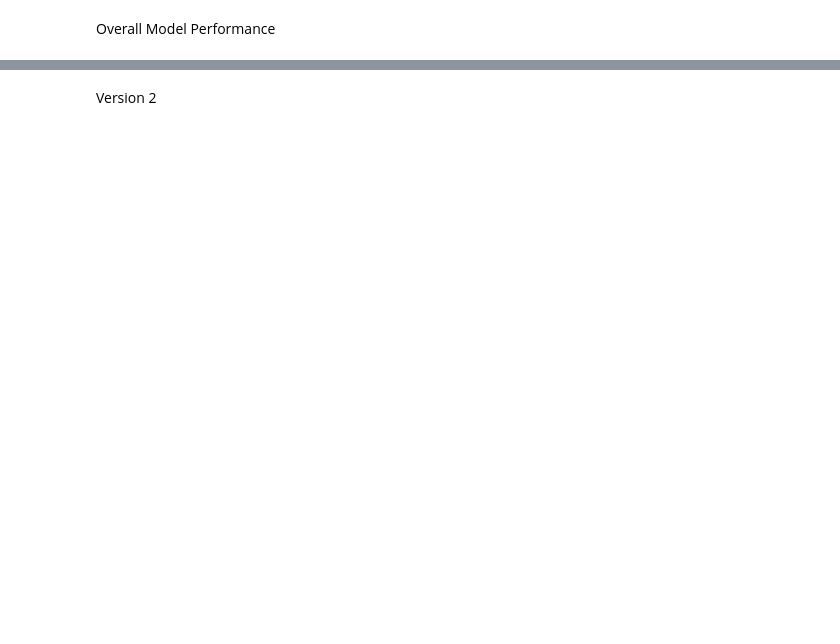
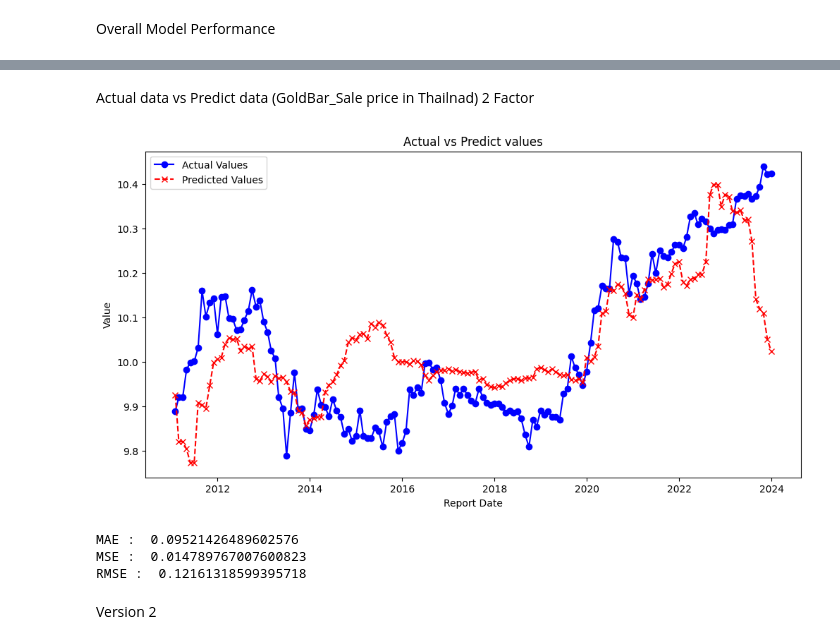
Before and after one commit to TeetyK/Forecast_Model, a Jupyter notebook: Feature_Selection and Forecast V1/GoldBar_Sale_Forecast.ipynb, the cells around one changed output, grey strips where cells are left out. Saved outputs shown, nothing was run; the diff lists cells and outputs as text; code cells hidden in the pictures; blank space fills up the shorter version.

```diff
--- a/Feature_Selection and Forecast V1/GoldBar_Sale_Forecast.ipynb
+++ b/Feature_Selection and Forecast V1/GoldBar_Sale_Forecast.ipynb
@@ -390,0 +388,7 @@ Factor_value = [2.063775e-258,0.117846,-0.259044]
+# %%
+Test_Stat =Pass_Stat_list[(Pass_Stat_list['FACTOR_1'] == '(Inflation)_LAG_6') & (Pass_Stat_list['FACTOR_2'] == 'LOG_SCB_ประจำ_6_เดือน(อัตราดอกเบี้ย)_LAG_1')]
+# %%
+New_Predict = (Test_Stat['const'].values + (Test_Stat['x1'].values * Gold_Factor_data[Test_Stat['FACTOR_1']].values) +\
+                     (Test_Stat['x2'].values * (Gold_Factor_data[Test_Stat['FACTOR_2']].values)))
+# New_Predict.to_excel('Test.xlsx')
+np.exp(New_Predict)
@@ -391,3 +413,38 @@ Factor_value = [2.063775e-258,0.117846,-0.259044]
+# %%
+Prediction_df = pd.DataFrame()
+Prediction_df['Report Date'] =Gold_Factor_data['Report Date']
+Prediction_df['Predict GoldBar_Sale price (Forward looking)'] = np.exp(New_Predict)
+Prediction_df['LOG'] = New_Predict
+Prediction_df.to_excel('Prediction.xlsx')
+# %% [markdown]
+Actual data vs Predict data (GoldBar_Sale price in Thailnad) 2 Factor
+# %%
+plt.figure(figsize=(12,6))
+plt.plot(Gold_Factor_data['Report Date'],np.log(Gold_Factor_data['GoldBar_Sale']),label='Actual Values', color='blue',marker='o')
+plt.plot(Prediction_df['Report Date'],np.log(Prediction_df['Predict GoldBar_Sale price (Forward looking)']),label='Predicted Values',
+         color='red',linestyle='--',marker='x')
+plt.xlabel('Report Date')
+plt.ylabel('Value')
+plt.title('Actual vs Predict values')
+plt.legend()
+plt.show()
+# %% [output]
+[figure, added]
+# %%
+from sklearn.metrics import mean_absolute_error , mean_squared_error
+# Mean Absolute Error (MAE)
+MAE = mean_absolute_error(np.log(Gold_Factor_data['GoldBar_Sale']),np.log(Prediction_df['Predict GoldBar_Sale price (Forward looking)']))
+# Mean Squared Error (MSE)
+MSE = mean_squared_error(np.log(Gold_Factor_data['GoldBar_Sale']),np.log(Prediction_df['Predict GoldBar_Sale price (Forward looking)']))
+# Root Mean Squared Error (RMSE)
+RMSE = np.sqrt(MSE)
+print('MAE : ',MAE) # ค่ายิ่งต้ำยิ่งดี
+print('MSE : ',MSE) # ค่ายิ่งต้ำยิ่งดี
+print('RMSE : ',RMSE) # ค่ายิ่งต้ำยิ้งดี
+# %% [output]
+MAE :  0.09521426489602576
+MSE :  0.014789767007600823
+RMSE :  0.12161318599395718
 # %% [markdown]
 Version 2
 # %%
```
Also changed, not shown: parts of 50 cells of this notebook.
